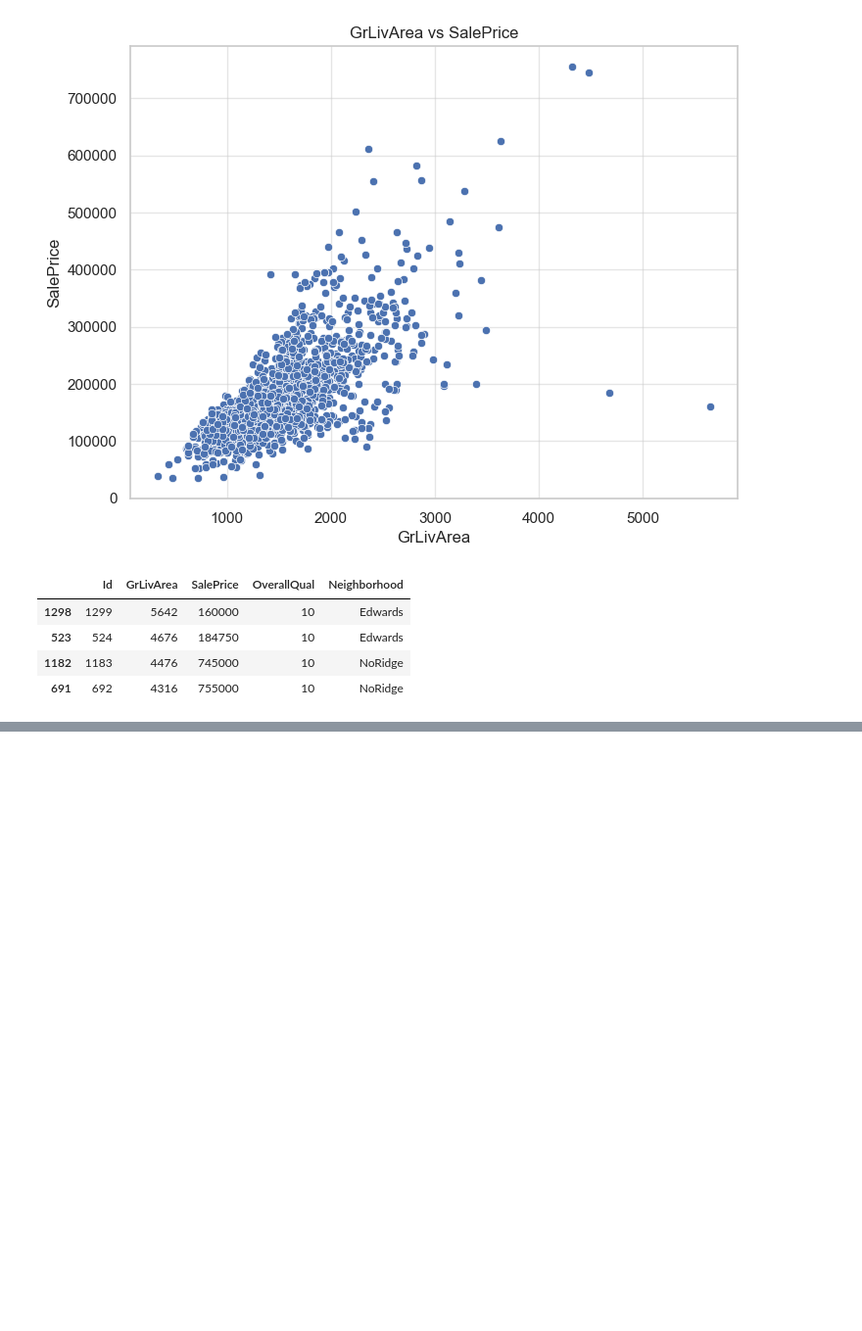
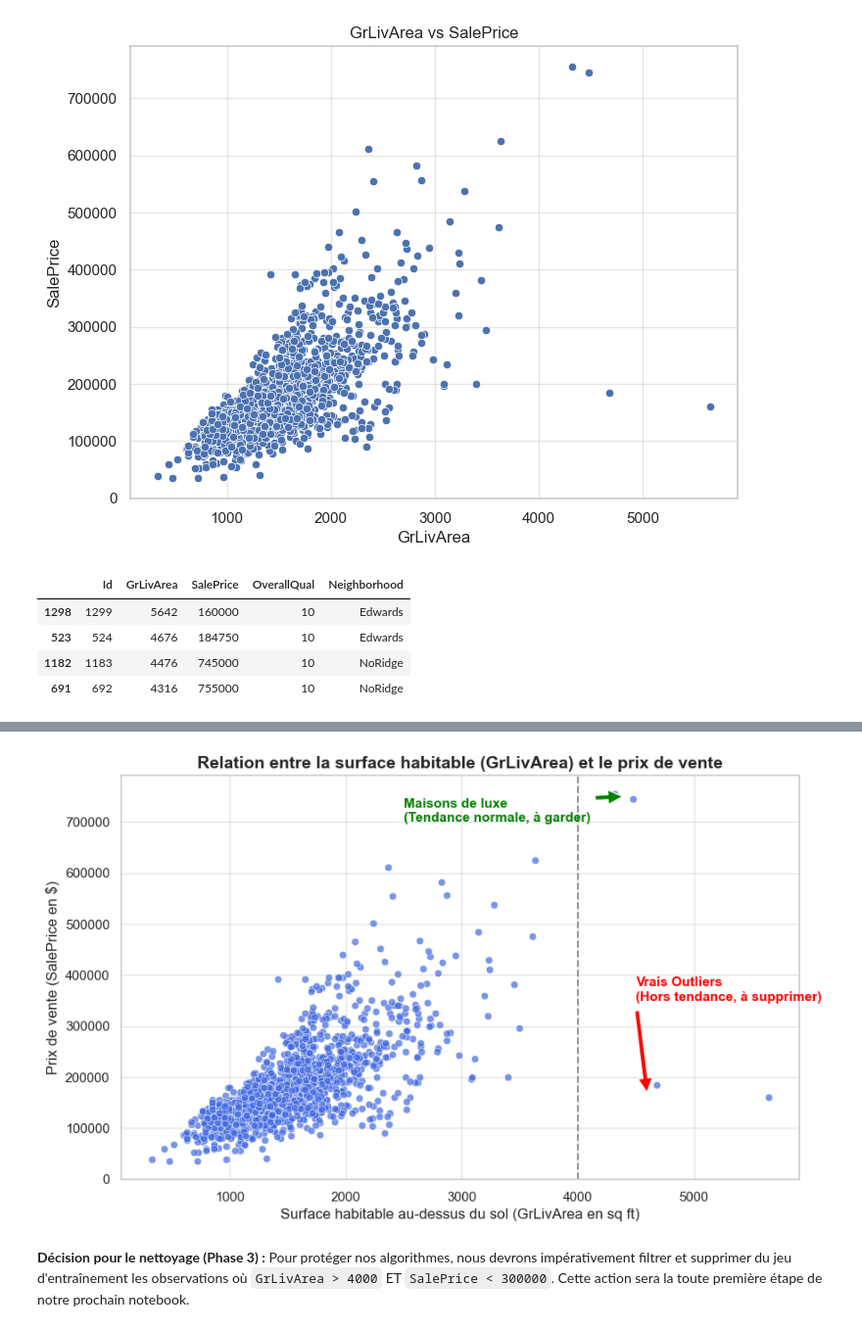
Before and after one commit to NoeBerdoz/predicting-house-prices-ml, a Jupyter notebook: 1_ideation_phase.ipynb, the cells around one changed output, grey strips where cells are left out. Shown at 98% size. Saved outputs shown, nothing was run; the diff lists cells and outputs as text; code cells hidden in the pictures; blank space fills up the shorter version.

```diff
--- a/1_ideation_phase.ipynb
+++ b/1_ideation_phase.ipynb
@@ -868,0 +906,30 @@ L’analyse met en évidence plusieurs observations atypiques, principalement su
+# %%
+# Création du graphique de dispersion
+plt.figure(figsize=(10, 6))
+sns.scatterplot(x=df['GrLivArea'], y=df['SalePrice'], alpha=0.7, color='royalblue')
+
+# Ajout d'une ligne de démarcation pour les 4000 sq ft
+plt.axvline(x=4000, color='gray', linestyle='--', alpha=0.8)
+
+# Annotation pour les maisons de luxe (Normales)
+plt.annotate('Maisons de luxe\n(Tendance normale, à garder)',
+             xy=(4400, 750000), xytext=(2500, 700000),
+             arrowprops=dict(facecolor='green', shrink=0.05),
+             fontsize=11, color='green', fontweight='bold')
+
+# Annotation pour les vrais outliers (Anomalies)
+plt.annotate('Vrais Outliers\n(Hors tendance, à supprimer)',
+             xy=(4600, 160000), xytext=(4500, 350000),
+             arrowprops=dict(facecolor='red', shrink=0.05),
+             fontsize=11, color='red', fontweight='bold')
+
+plt.title("Relation entre la surface habitable (GrLivArea) et le prix de vente", fontsize=14, fontweight='bold')
+plt.xlabel("Surface habitable au-dessus du sol (GrLivArea en sq ft)", fontsize=12)
+plt.ylabel("Prix de vente (SalePrice en $)", fontsize=12)
+
+plt.show()
+# %% [output]
+[figure, added]
+# %% [markdown]
+**Décision pour le nettoyage (Phase 3) :**
+Pour protéger nos algorithmes, nous devrons impérativement filtrer et supprimer du jeu d'entraînement les observations où `GrLivArea > 4000` ET `SalePrice < 300000`. Cette action sera la toute première étape de notre prochain notebook.
```
Also changed, not shown: parts of 6 cells of this notebook, 1 other file.
